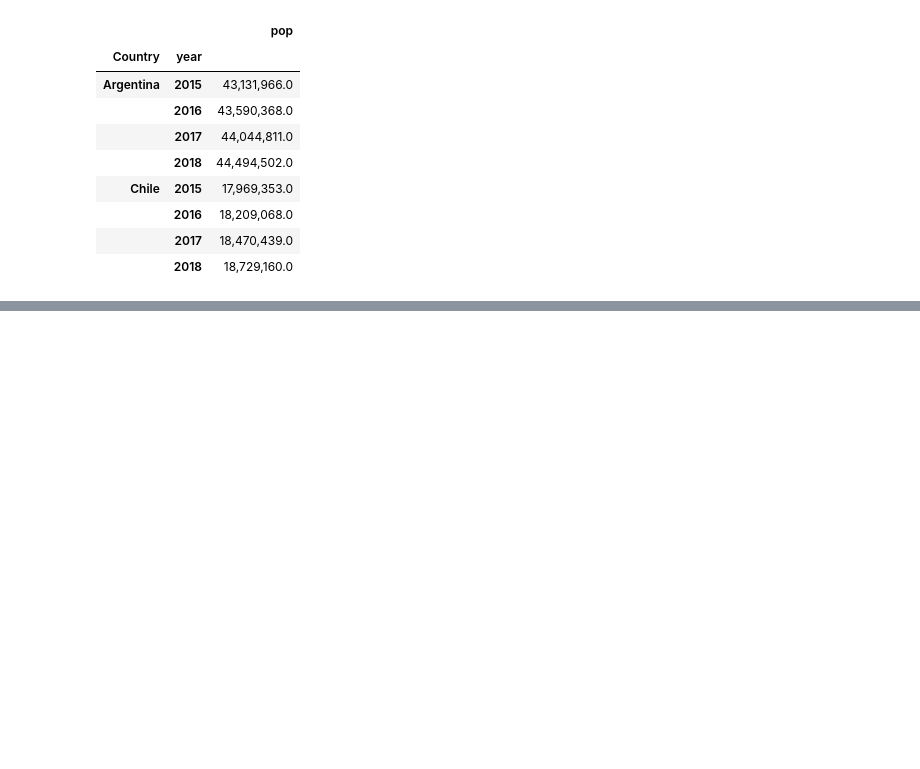
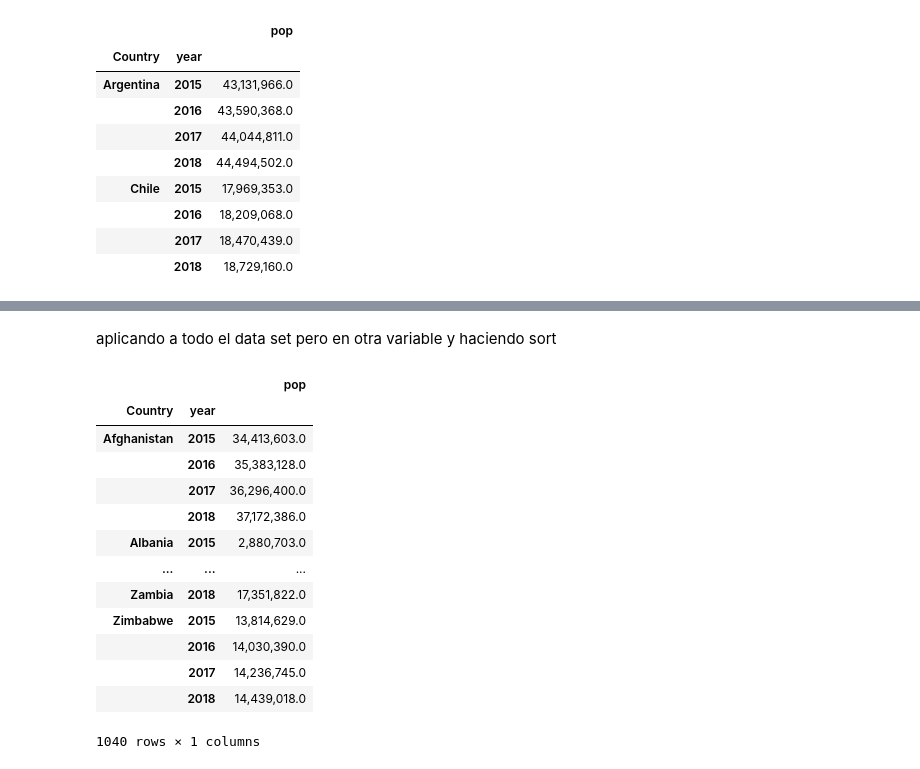
Before and after one commit to cristian-data-science/pythoncode, a Jupyter notebook: matefunc.ipynb, the cells around one changed output, grey strips where cells are left out. Drawn from its saved outputs; the diff is of its cells as text; code cells hidden in the pictures; blank space fills up the shorter version.

```diff
--- a/matefunc.ipynb
+++ b/matefunc.ipynb
@@ -150,0 +167,20 @@ df_sample
+# %% [markdown]
+aplicando a todo el data set pero en otra variable y haciendo sort
+# %%
+df_countries = df.set_index(["Country","year"]).sort_index(ascending=[True,True])
+df_countries
+# %% [output]
+|  |  | pop |
+| Country | year |  |
+| Afghanistan | 2015 | 34,413,603.0 |
+|  | 2016 | 35,383,128.0 |
+|  | 2017 | 36,296,400.0 |
+|  | 2018 | 37,172,386.0 |
+| Albania | 2015 | 2,880,703.0 |
+| ... | ... | ... |
+| Zambia | 2018 | 17,351,822.0 |
+| Zimbabwe | 2015 | 13,814,629.0 |
+|  | 2016 | 14,030,390.0 |
+|  | 2017 | 14,236,745.0 |
+|  | 2018 | 14,439,018.0 |
+1040 rows × 1 columns
```
Also changed, not shown: parts of 11 cells of this notebook.
